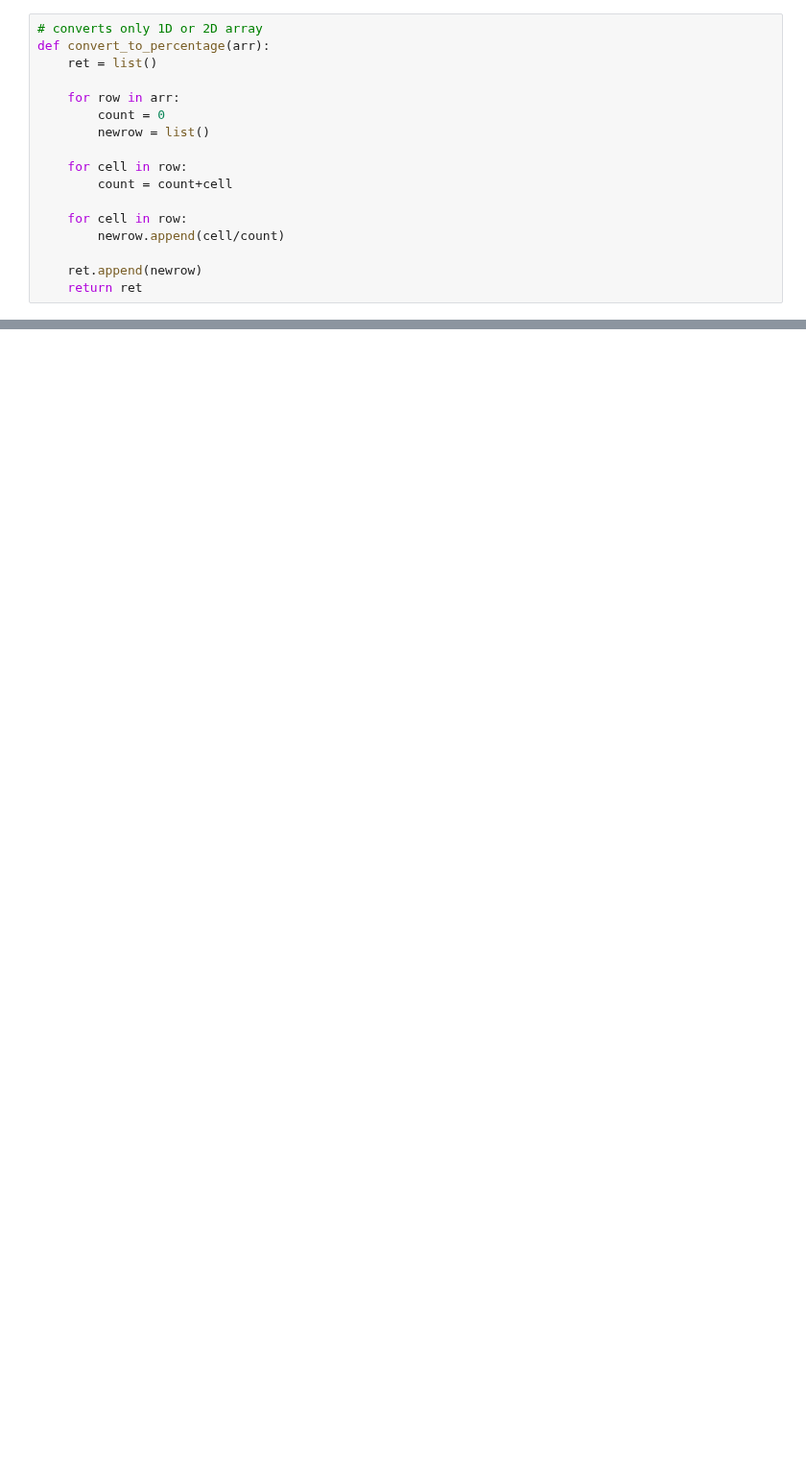
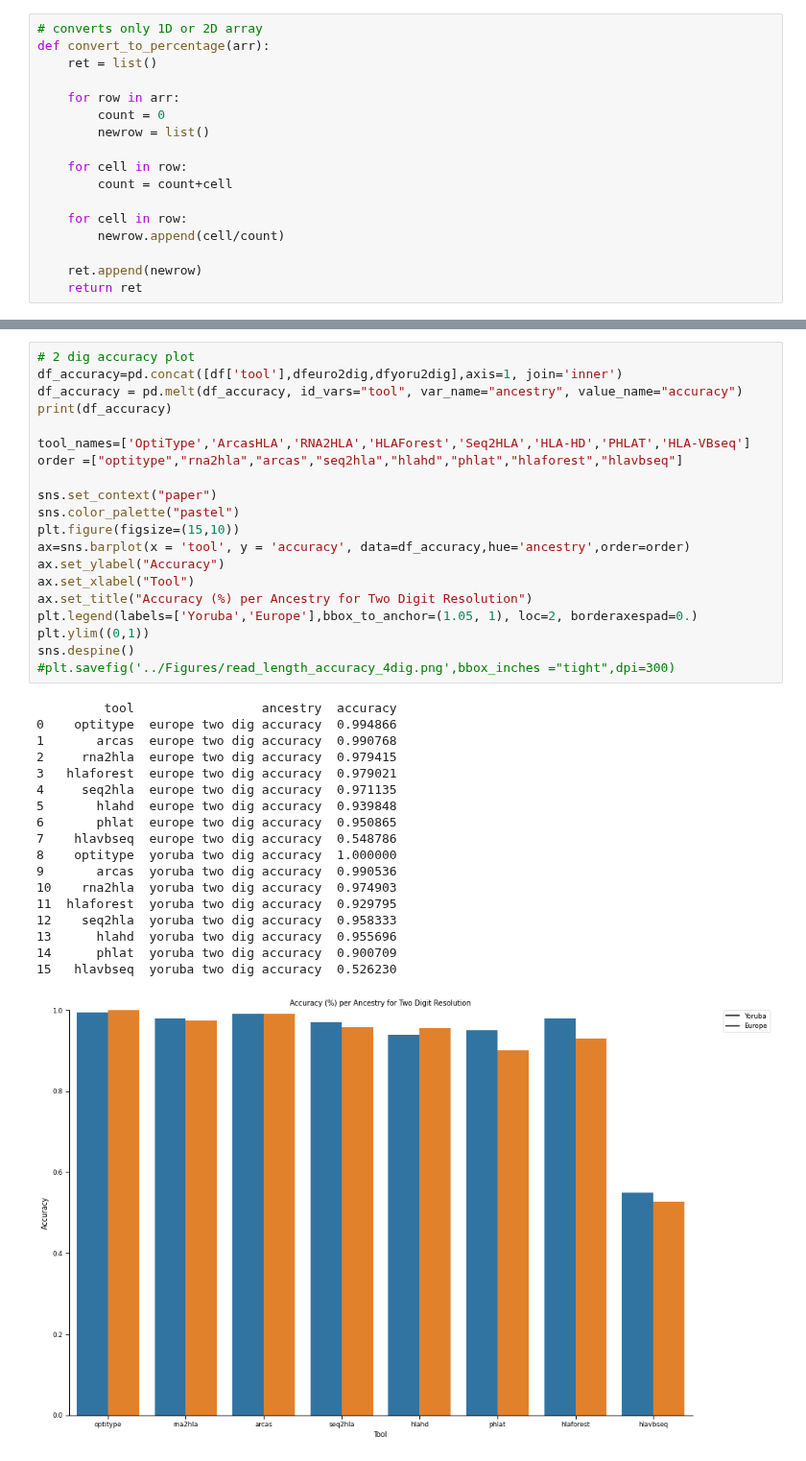
Before and after one commit to ydottie/hlaproject, a Jupyter notebook: notebooks/ancestry.ipynb, the cells around one changed output, grey strips where cells are left out. Shown at 96% size. Cells and saved outputs as stored; diff of their text form; blank space fills up the shorter version.

```diff
--- a/notebooks/ancestry.ipynb
+++ b/notebooks/ancestry.ipynb
@@ -803,0 +308,39 @@ Power_divergenceResult(statistic=149.25166069457748, pvalue=1.926686521352357e-3
+# %%
+# 2 dig accuracy plot
+df_accuracy=pd.concat([df['tool'],dfeuro2dig,dfyoru2dig],axis=1, join='inner')
+df_accuracy = pd.melt(df_accuracy, id_vars="tool", var_name="ancestry", value_name="accuracy")
+print(df_accuracy)
+
+tool_names=['OptiType','ArcasHLA','RNA2HLA','HLAForest','Seq2HLA','HLA-HD','PHLAT','HLA-VBseq']
+order =["optitype","rna2hla","arcas","seq2hla","hlahd","phlat","hlaforest","hlavbseq"]
+
+sns.set_context("paper")
+sns.color_palette("pastel")
+plt.figure(figsize=(15,10))
+ax=sns.barplot(x = 'tool', y = 'accuracy', data=df_accuracy,hue='ancestry',order=order)
+ax.set_ylabel("Accuracy")
+ax.set_xlabel("Tool")
+ax.set_title("Accuracy (%) per Ancestry for Two Digit Resolution")
+plt.legend(labels=['Yoruba','Europe'],bbox_to_anchor=(1.05, 1), loc=2, borderaxespad=0.)
+plt.ylim((0,1))
+sns.despine()
+#plt.savefig('../Figures/read_length_accuracy_4dig.png',bbox_inches ="tight",dpi=300)
+# %% [output]
+         tool                 ancestry  accuracy
+0    optitype  europe two dig accuracy  0.994866
+1       arcas  europe two dig accuracy  0.990768
+2     rna2hla  europe two dig accuracy  0.979415
+3   hlaforest  europe two dig accuracy  0.979021
+4     seq2hla  europe two dig accuracy  0.971135
+5       hlahd  europe two dig accuracy  0.939848
+6       phlat  europe two dig accuracy  0.950865
+7    hlavbseq  europe two dig accuracy  0.548786
+8    optitype  yoruba two dig accuracy  1.000000
+9       arcas  yoruba two dig accuracy  0.990536
+10    rna2hla  yoruba two dig accuracy  0.974903
+11  hlaforest  yoruba two dig accuracy  0.929795
+12    seq2hla  yoruba two dig accuracy  0.958333
+13      hlahd  yoruba two dig accuracy  0.955696
+14      phlat  yoruba two dig accuracy  0.900709
+15   hlavbseq  yoruba two dig accuracy  0.526230
+[figure, added]
```
Also changed, not shown: parts of 43 cells of this notebook, 1 other file.
